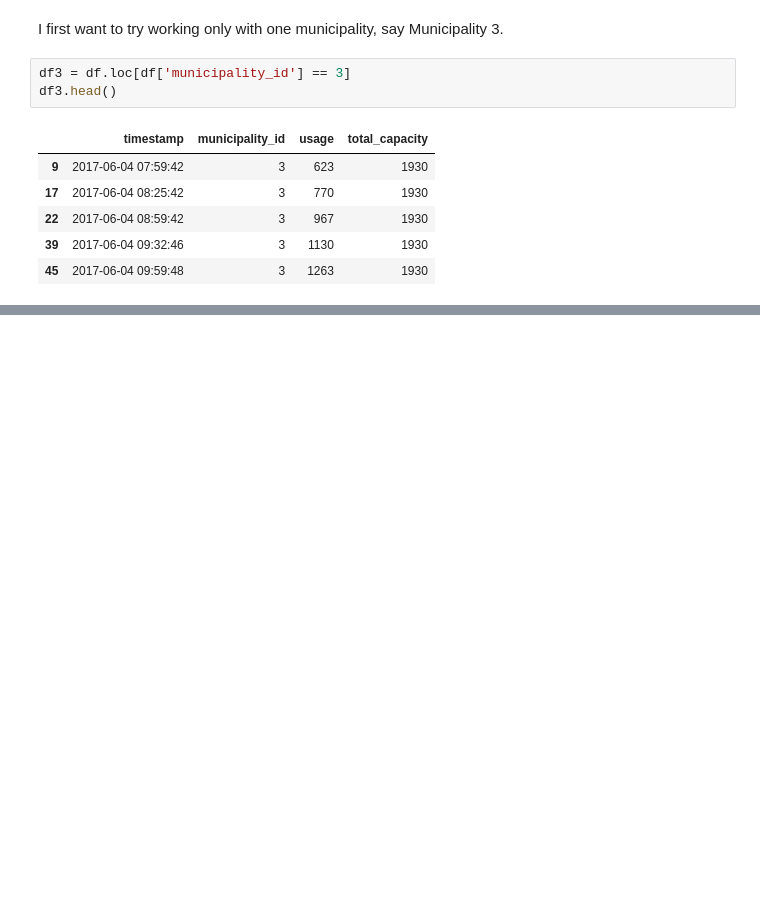
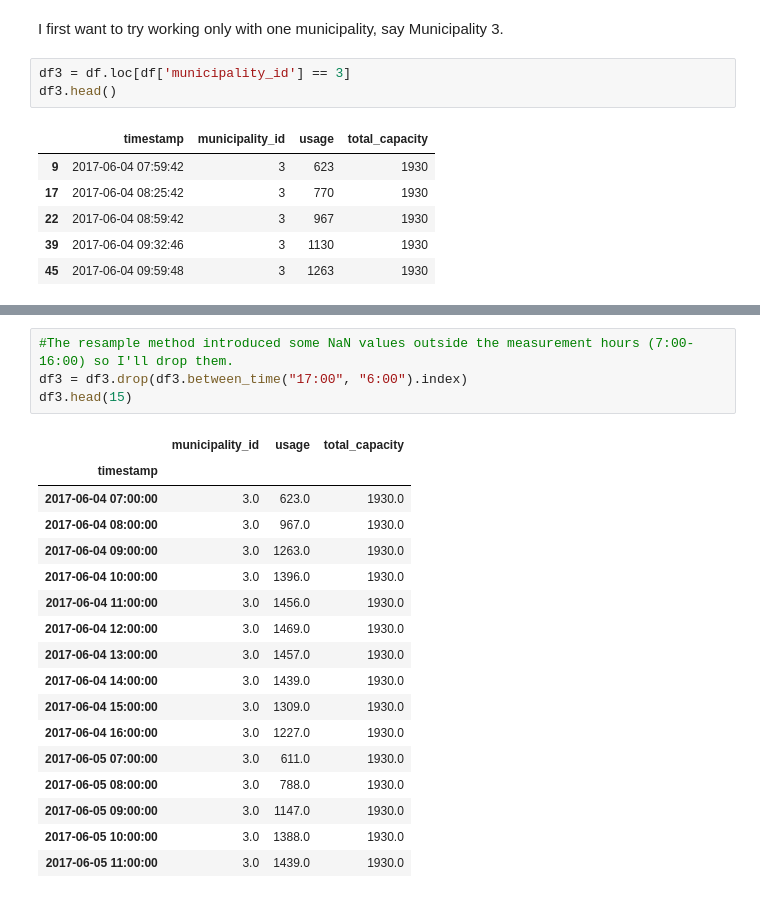
Before and after one commit to egeoeoeoeoe/BananaRepublic, a Jupyter notebook: notebooks_banana.ipynb, the cells around one changed output, grey strips where cells are left out. Drawn from its saved outputs; the diff is of its cells as text; blank space fills up the shorter version.

```diff
--- a/notebooks_banana.ipynb
+++ b/notebooks_banana.ipynb
@@ -61,0 +55,22 @@ Name: timestamp, Length: 1307, dtype: datetime64[ns]
+# %%
+#The resample method introduced some NaN values outside the measurement hours (7:00-16:00) so I'll drop them.
+df3 = df3.drop(df3.between_time("17:00", "6:00").index)
+df3.head(15)
+# %% [output]
+|  | municipality_id | usage | total_capacity |
+| timestamp |  |  |  |
+| 2017-06-04 07:00:00 | 3.0 | 623.0 | 1930.0 |
+| 2017-06-04 08:00:00 | 3.0 | 967.0 | 1930.0 |
+| 2017-06-04 09:00:00 | 3.0 | 1263.0 | 1930.0 |
+| 2017-06-04 10:00:00 | 3.0 | 1396.0 | 1930.0 |
+| 2017-06-04 11:00:00 | 3.0 | 1456.0 | 1930.0 |
+| 2017-06-04 12:00:00 | 3.0 | 1469.0 | 1930.0 |
+| 2017-06-04 13:00:00 | 3.0 | 1457.0 | 1930.0 |
+| 2017-06-04 14:00:00 | 3.0 | 1439.0 | 1930.0 |
+| 2017-06-04 15:00:00 | 3.0 | 1309.0 | 1930.0 |
+| 2017-06-04 16:00:00 | 3.0 | 1227.0 | 1930.0 |
+| 2017-06-05 07:00:00 | 3.0 | 611.0 | 1930.0 |
+| 2017-06-05 08:00:00 | 3.0 | 788.0 | 1930.0 |
+| 2017-06-05 09:00:00 | 3.0 | 1147.0 | 1930.0 |
+| 2017-06-05 10:00:00 | 3.0 | 1388.0 | 1930.0 |
+| 2017-06-05 11:00:00 | 3.0 | 1439.0 | 1930.0 |
```
Also changed, not shown: parts of 9 cells of this notebook.
